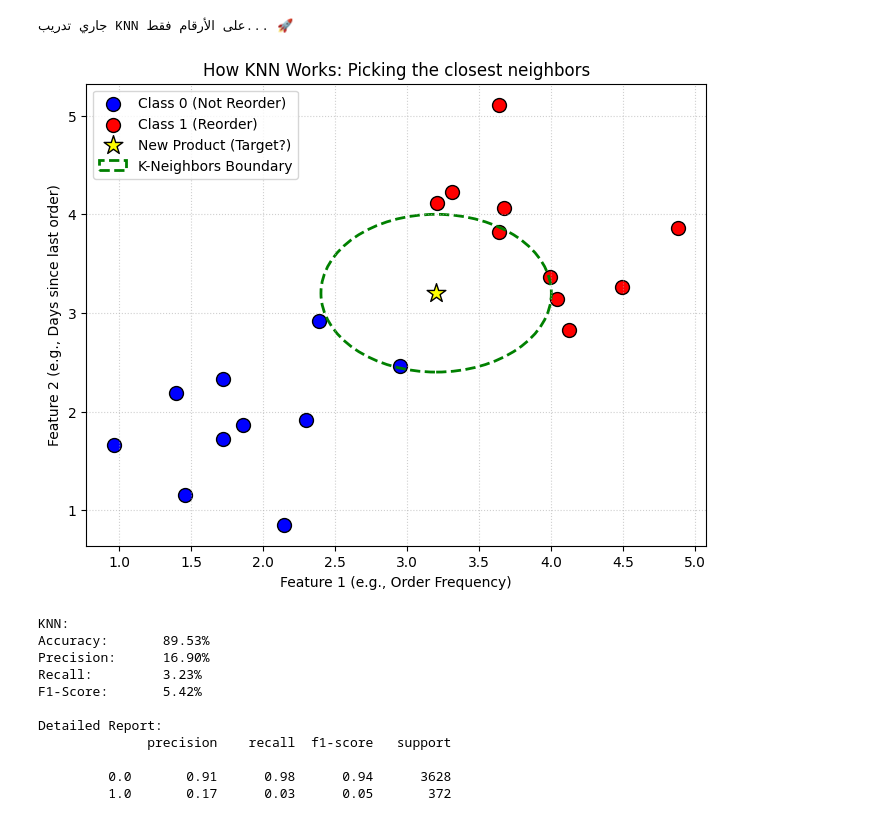
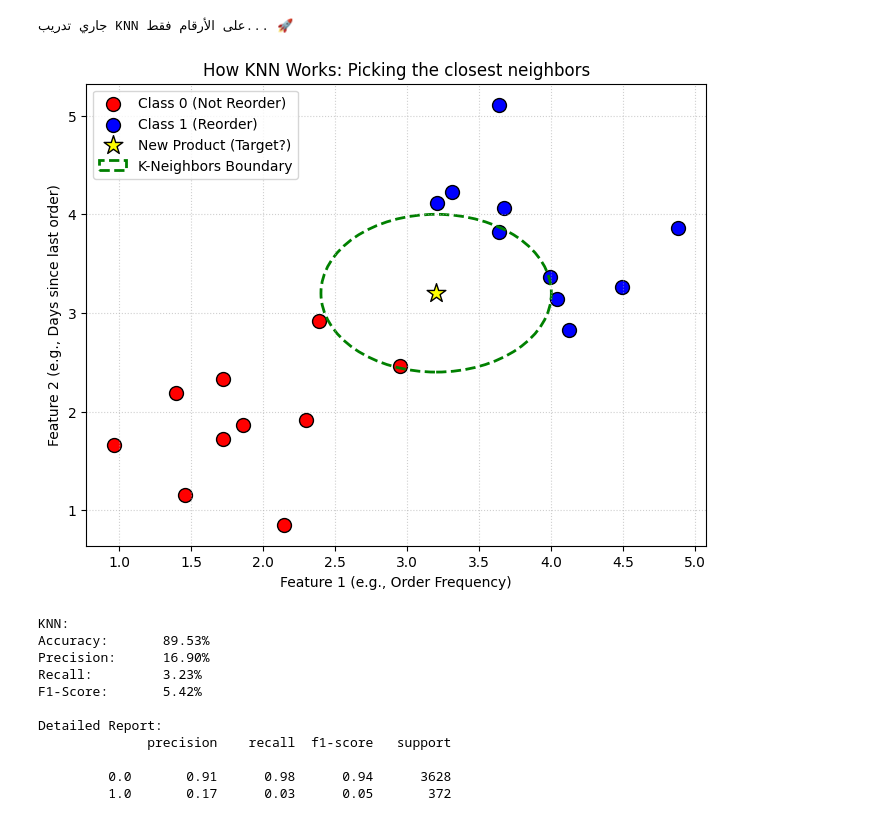
Before and after one commit to YamenObeidat/Machine-Learning-Final-Project-1, a Jupyter notebook: edit7.ipynb, the cells around one changed output. Cells and saved outputs as stored; diff of their text form; code cells hidden in the pictures.

```diff
--- a/edit7.ipynb
+++ b/edit7.ipynb
@@ -906,28 +903,27 @@ y_pred_knn = knn.predict(X_test_scaled)
 # %% [output]
 جاري تدريب KNN على الأرقام فقط... 🚀
 # %%
-import matplotlib.pyplot as plt
-import numpy as np
+
 
 np.random.seed(42)
 class_0 = np.random.normal(loc=[2, 2], scale=0.6, size=(10, 2)) # منتجات لن تطلب
 class_1 = np.random.normal(loc=[4, 4], scale=0.6, size=(10, 2)) # منتجات ستطلب
 new_point = np.array([3.2, 3.2]) # المنتج الجديد اللي بدنا نتوقعه
 
 plt.figure(figsize=(8, 6))
-plt.scatter(class_0[:, 0], class_0[:, 1], c='blue', label='Class 0 (Not Reorder)', s=100, edgecolors='k')
-plt.scatter(class_1[:, 0], class_1[:, 1], c='red', label='Class 1 (Reorder)', s=100, edgecolors='k')
+plt.scatter(class_0[:, 0], class_0[:, 1], c='red', label='Class 0 (Not Reorder)', s=100, edgecolors='k')
+plt.scatter(class_1[:, 0], class_1[:, 1], c='blue', label='Class 1 (Reorder)', s=100, edgecolors='k')
 plt.scatter(new_point[0], new_point[1], c='yellow', label='New Product (Target?)', s=200, marker='*', edgecolors='k')
 
 circle = plt.Circle((3.2, 3.2), 0.8, color='green', fill=False, linestyle='--', linewidth=2, label='K-Neighbors Boundary')
 plt.gca().add_artist(circle)
 
 plt.title('How KNN Works: Picking the closest neighbors')
 plt.xlabel('Feature 1 (e.g., Order Frequency)')
 plt.ylabel('Feature 2 (e.g., Days since last order)')
 plt.legend()
 plt.grid(True, linestyle=':', alpha=0.6)
 plt.show()
 # %% [output]
-[figure, old version]
+[figure, new version]
 # %%
```
Also changed, not shown: parts of 11 cells of this notebook.
